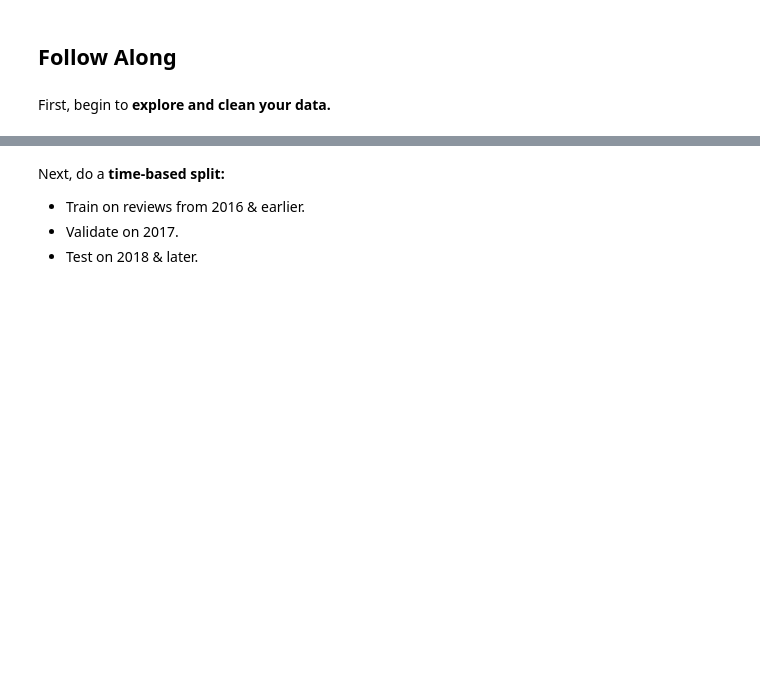
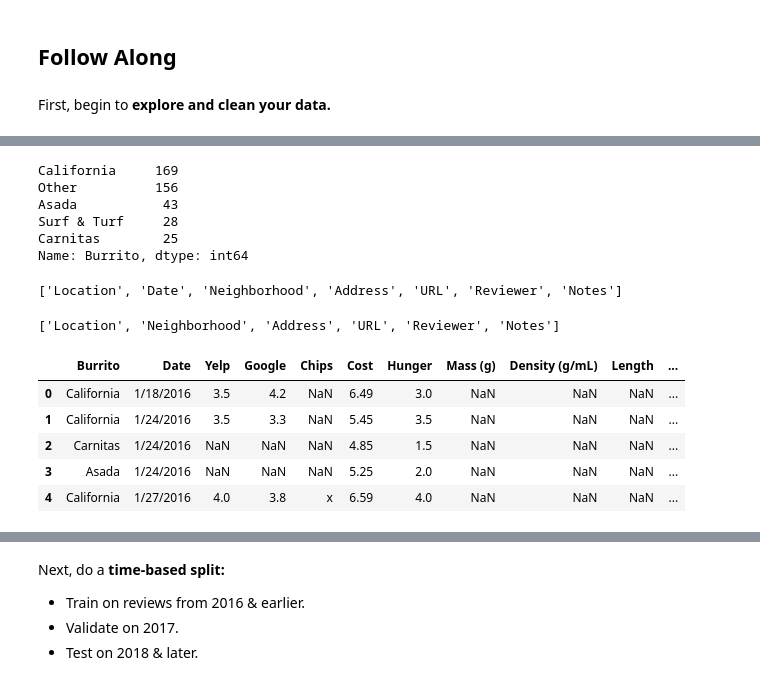
Before and after one commit to bloominstituteoftechnology/DS-Unit-2-Applied-Modeling, a Jupyter notebook: module1-define-ml-problems/DSPT5_231_Define_ML_Problems.ipynb, the cells around one changed output, grey strips where cells are left out. Saved outputs shown, nothing was run; the diff lists cells and outputs as text; code cells hidden in the pictures; blank space fills up the shorter version.

Commit message:
Lecture 231 Notes

```diff
--- a/module1-define-ml-problems/DSPT5_231_Define_ML_Problems.ipynb
+++ b/module1-define-ml-problems/DSPT5_231_Define_ML_Problems.ipynb
@@ -62,0 +107,3 @@ Which column in your tabular dataset will you predict?
+# %%
+df = df.dropna(subset=['overall'])
+df['Great'] = df['overall']>=4
@@ -80,0 +181,43 @@ First, begin to **explore and clean your data.**
+# %%
+df['Burrito'] = df['Burrito'].str.lower()
+
+california = df['Burrito'].str.contains('california')
+asada = df['Burrito'].str.contains('asada')
+surf = df['Burrito'].str.contains('surf')
+carnitas = df['Burrito'].str.contains('carnitas')
+
+df.loc[california, 'Burrito'] = 'California'
+df.loc[asada, 'Burrito'] = 'Asada'
+df.loc[surf, 'Burrito'] = 'Surf & Turf'
+df.loc[carnitas, 'Burrito'] = 'Carnitas'
+df.loc[~california & ~asada & ~surf & ~carnitas, 'Burrito'] = 'Other'
+
+df['Burrito'].value_counts()
+# %% [output]
+California     169
+Other          156
+Asada           43
+Surf & Turf     28
+Carnitas        25
+Name: Burrito, dtype: int64
+# %%
+cardinality = df.select_dtypes(exclude='number').nunique()
+high_cardinality_feat = cardinality[cardinality > 30].index.tolist()
+high_cardinality_feat
+# %% [output]
+['Location', 'Date', 'Neighborhood', 'Address', 'URL', 'Reviewer', 'Notes']
+# %%
+high_cardinality_feat.remove('Date')
+high_cardinality_feat
+# %% [output]
+['Location', 'Neighborhood', 'Address', 'URL', 'Reviewer', 'Notes']
+# %%
+df = df.drop(columns=high_cardinality_feat)
+df.head()
+# %% [output]
+|  | Burrito | Date | Yelp | Google | Chips | Cost | Hunger | Mass (g) | Density (g/mL) | Length | ... |
+| 0 | California | 1/18/2016 | 3.5 | 4.2 | NaN | 6.49 | 3.0 | NaN | NaN | NaN | ... |
+| 1 | California | 1/24/2016 | 3.5 | 3.3 | NaN | 5.45 | 3.5 | NaN | NaN | NaN | ... |
+| 2 | Carnitas | 1/24/2016 | NaN | NaN | NaN | 4.85 | 1.5 | NaN | NaN | NaN | ... |
+| 3 | Asada | 1/24/2016 | NaN | NaN | NaN | 5.25 | 2.0 | NaN | NaN | NaN | ... |
+| 4 | California | 1/27/2016 | 4.0 | 3.8 | x | 6.59 | 4.0 | NaN | NaN | NaN | ... |
```
Also changed, not shown: parts of 29 cells of this notebook.
